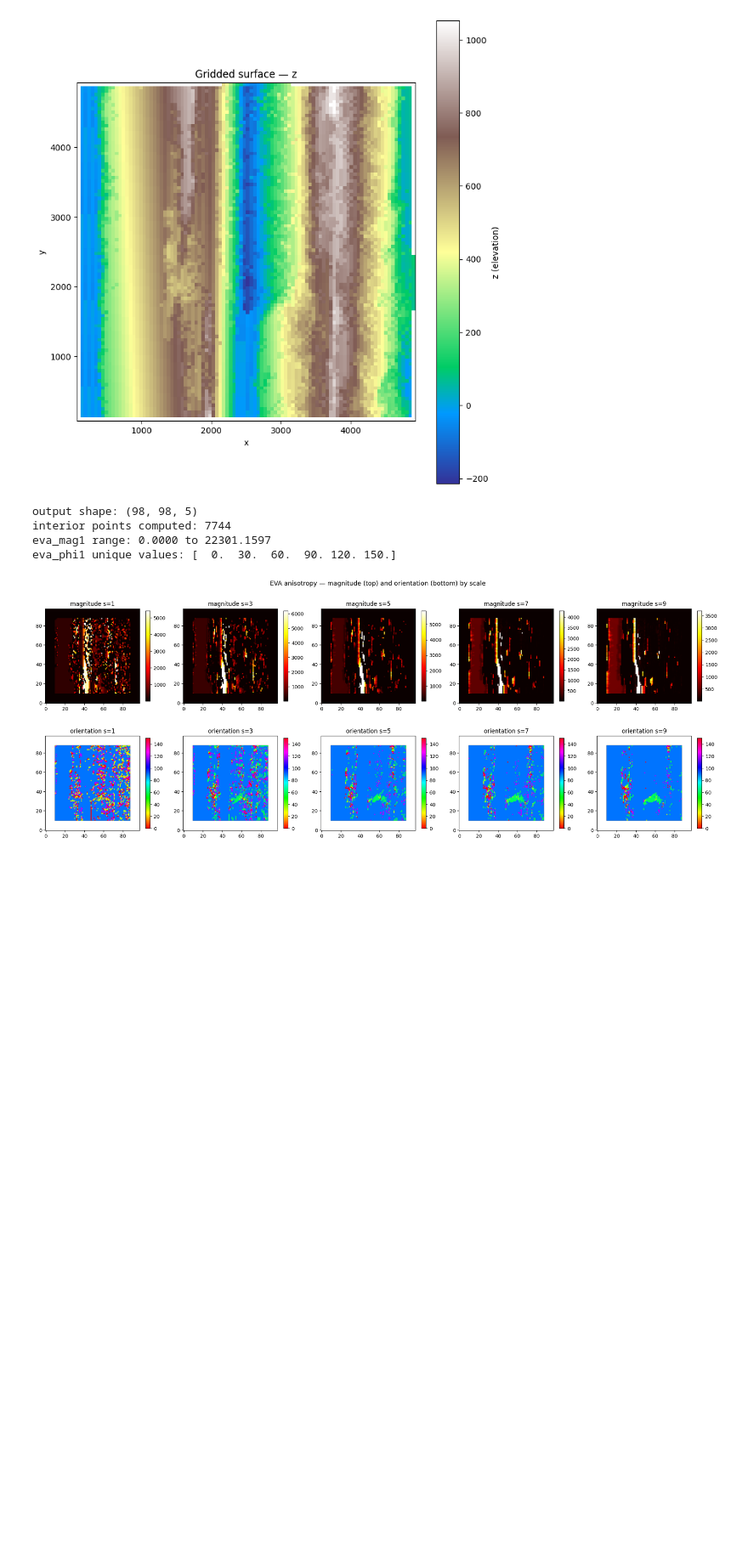
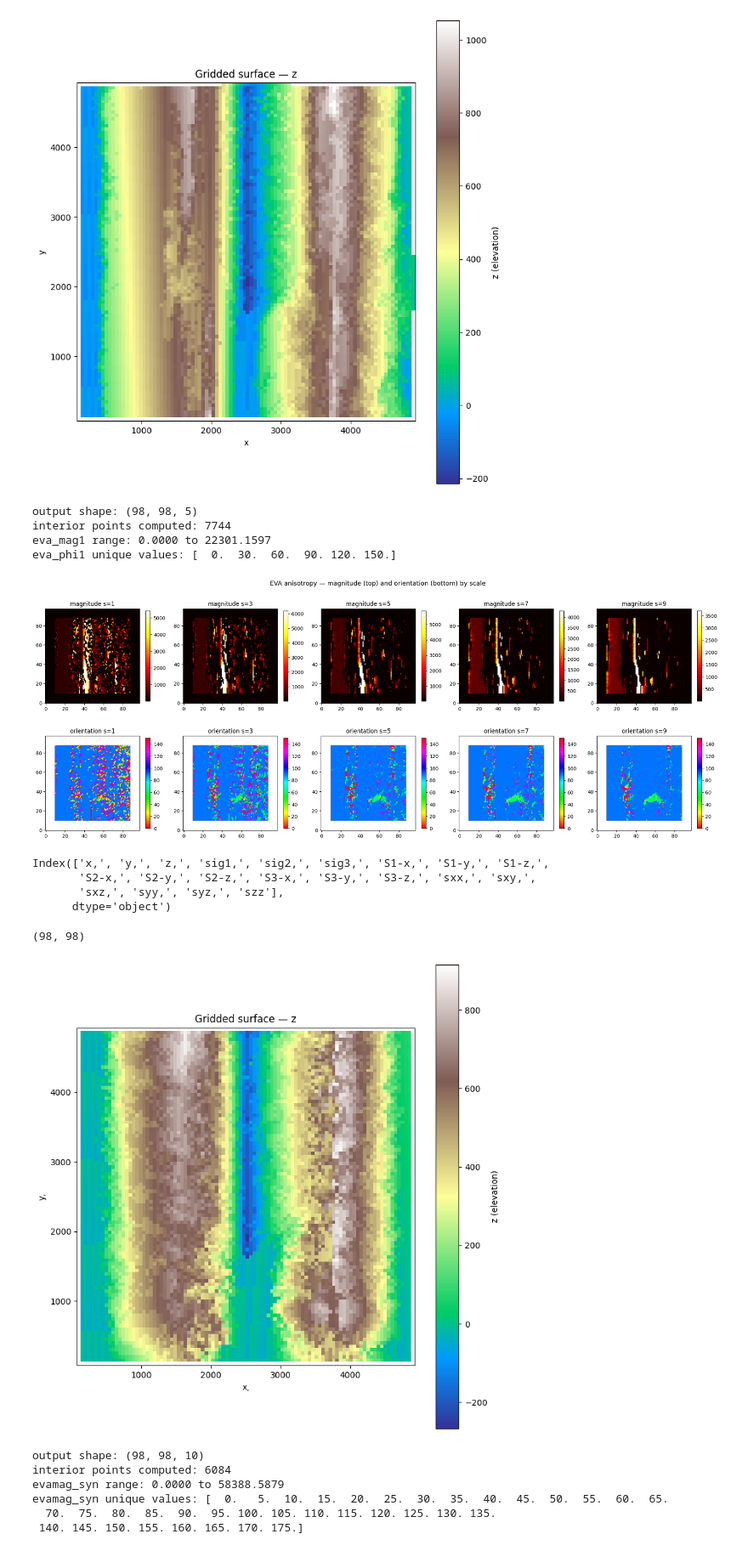
Before and after one commit to waltersn-maine/gdnn, a Jupyter notebook: TopoVert/new_anis.ipynb, the cells around one changed output. Shown at 85% size. Cells and saved outputs as stored; diff of their text form; code cells hidden in the pictures; blank space fills up the shorter version.

Commit message:
extra anis calc for show

```diff
--- a/TopoVert/new_anis.ipynb
+++ b/TopoVert/new_anis.ipynb
@@ -333,3 +258,52 @@ plt.savefig('anis_clean.png')
 plt.show()
 # %% [output]
 [figure]
+# %%
+# import synthetic landscape to test
+import pandas as pd
+import numpy as np
+import math
+
+synscape = pd.read_csv('dipplane45_45_posdip_fee30_7_13_17_A_1MCstrongxvyvssB1_dyn.txt', sep=' ')
+# %%
+print(synscape.columns)
+# %% [output]
+Index(['x,', 'y,', 'z,', 'sig1,', 'sig2,', 'sig3,', 'S1-x,', 'S1-y,', 'S1-z,',
+       'S2-x,', 'S2-y,', 'S2-z,', 'S3-x,', 'S3-y,', 'S3-z,', 'sxx,', 'sxy,',
+       'sxz,', 'syy,', 'syz,', 'szz'],
+      dtype='object')
+# %%
+# clean up grid
+
+x_grid = np.linspace(synscape['x,'].min(), synscape['x,'].max(), 98)
+y_grid = np.linspace(synscape['y,'].min(), synscape['y,'].max(), 98)
+
+from scipy.interpolate import griddata
+
+xx, yy = np.meshgrid(x_grid, y_grid)
+z_grid = griddata(
+    points=synscape[['x,','y,']].values,
+    values=synscape['z,'].values,
+    xi=(xx,yy),
+    method='cubic'
+)
+
+print(z_grid.shape)
+# %% [output]
+(98, 98)
+# %%
+# plot z_grid to check
+
+import matplotlib.pyplot as plt
+
+fig, ax = plt.subplots(figsize=(8, 8))
+im = ax.imshow(z_grid, cmap='terrain', origin='lower',
+               extent=[synscape['x,'].min(), synscape['x,'].max(), synscape['y,'].min(), synscape['y,'].max()])
+plt.colorbar(im, ax=ax, label='z (elevation)')
+ax.set_xlabel('x,')
+ax.set_ylabel('y,')
+ax.set_title('Gridded surface — z')
+plt.tight_layout()
+plt.show()
+# %% [output]
+[figure, added]
@@ -335,0 +316,12 @@ plt.show()
+# %%
+print(f"output shape: {evamag_syn.shape}")
+print(f"interior points computed: {(~np.isnan(evaphi_syn[:,:,0])).sum()}")
+print(f"evamag_syn range: {np.nanmin(evamag_syn):.4f} to {np.nanmax(evamag_syn):.4f}")
+print(f"evamag_syn unique values: {np.unique(evaphi_syn[~np.isnan(evaphi_syn)])}")
+# %% [output]
+output shape: (98, 98, 10)
+interior points computed: 6084
+evamag_syn range: 0.0000 to 58388.5879
+evamag_syn unique values: [  0.   5.  10.  15.  20.  25.  30.  35.  40.  45.  50.  55.  60.  65.
+  70.  75.  80.  85.  90.  95. 100. 105. 110. 115. 120. 125. 130. 135.
+ 140. 145. 150. 155. 160. 165. 170. 175.]
```
Also changed, not shown: parts of 15 cells of this notebook.
